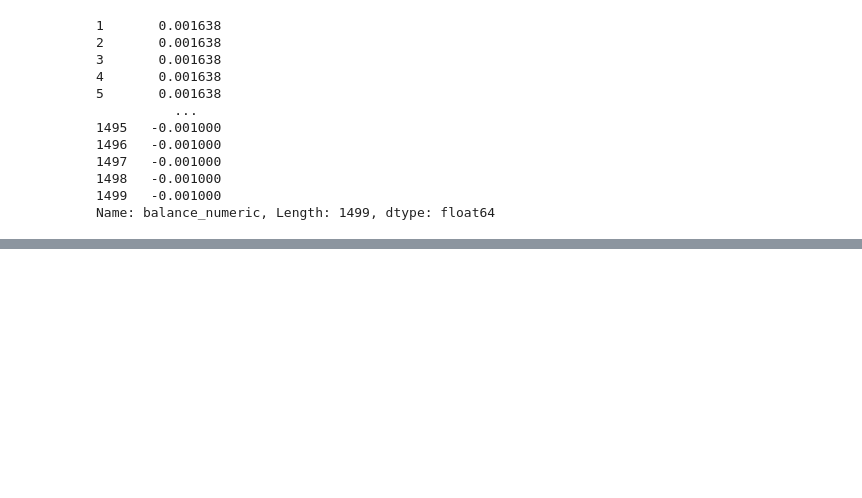
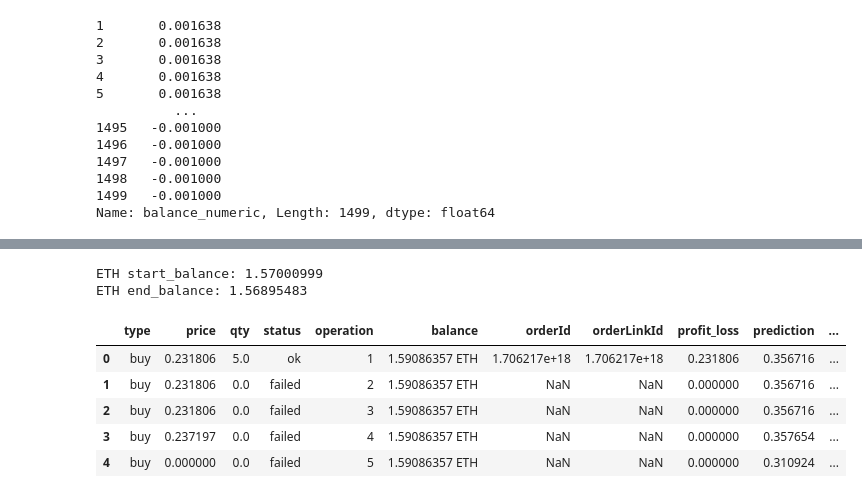
Before and after one commit to Zeerax-nya/Trading_bot, a Jupyter notebook: TradingBot.ipynb, the cells around one changed output, grey strips where cells are left out. Drawn from its saved outputs; the diff is of its cells as text; code cells hidden in the pictures; blank space fills up the shorter version.

Commit message:
Merge remote-tracking branch 'origin/master'
# Conflicts:
#	dqn_transactions.csv
#	simple_transactions.csv

```diff
--- a/TradingBot.ipynb
+++ b/TradingBot.ipynb
@@ -2799,0 +3009,6 @@ Name: balance_numeric, Length: 1499, dtype: float64
+# %%
+print(coin+ " start_balance: " + str(start_balance))
+print(coin+ " end_balance: " + str(end_balance))
+# %% [output]
+ETH start_balance: 1.57000999
+ETH end_balance: 1.56895483
@@ -2799,0 +3021,12 @@ Name: balance_numeric, Length: 1499, dtype: float64
+# %%
+dqn_transactions_df_ = pd.read_csv(f'simple_aa_test_df_1.csv')
+simple_transactions_df_ = pd.read_csv(f'simple_aa_test_df_2.csv')
+# %%
+dqn_transactions_df_.head()
+# %% [output]
+|  | type | price | qty | status | operation | balance | orderId | orderLinkId | profit_loss | prediction | ... |
+| 0 | buy | 0.231806 | 5.0 | ok | 1 | 1.59086357 ETH | 1.706217e+18 | 1.706217e+18 | 0.231806 | 0.356716 | ... |
+| 1 | buy | 0.231806 | 0.0 | failed | 2 | 1.59086357 ETH | NaN | NaN | 0.000000 | 0.356716 | ... |
+| 2 | buy | 0.231806 | 0.0 | failed | 3 | 1.59086357 ETH | NaN | NaN | 0.000000 | 0.356716 | ... |
+| 3 | buy | 0.237197 | 0.0 | failed | 4 | 1.59086357 ETH | NaN | NaN | 0.000000 | 0.357654 | ... |
+| 4 | buy | 0.000000 | 0.0 | failed | 5 | 1.59086357 ETH | NaN | NaN | 0.000000 | 0.310924 | ... |
```
Also changed, not shown: parts of 13 cells of this notebook, 2 other files.
